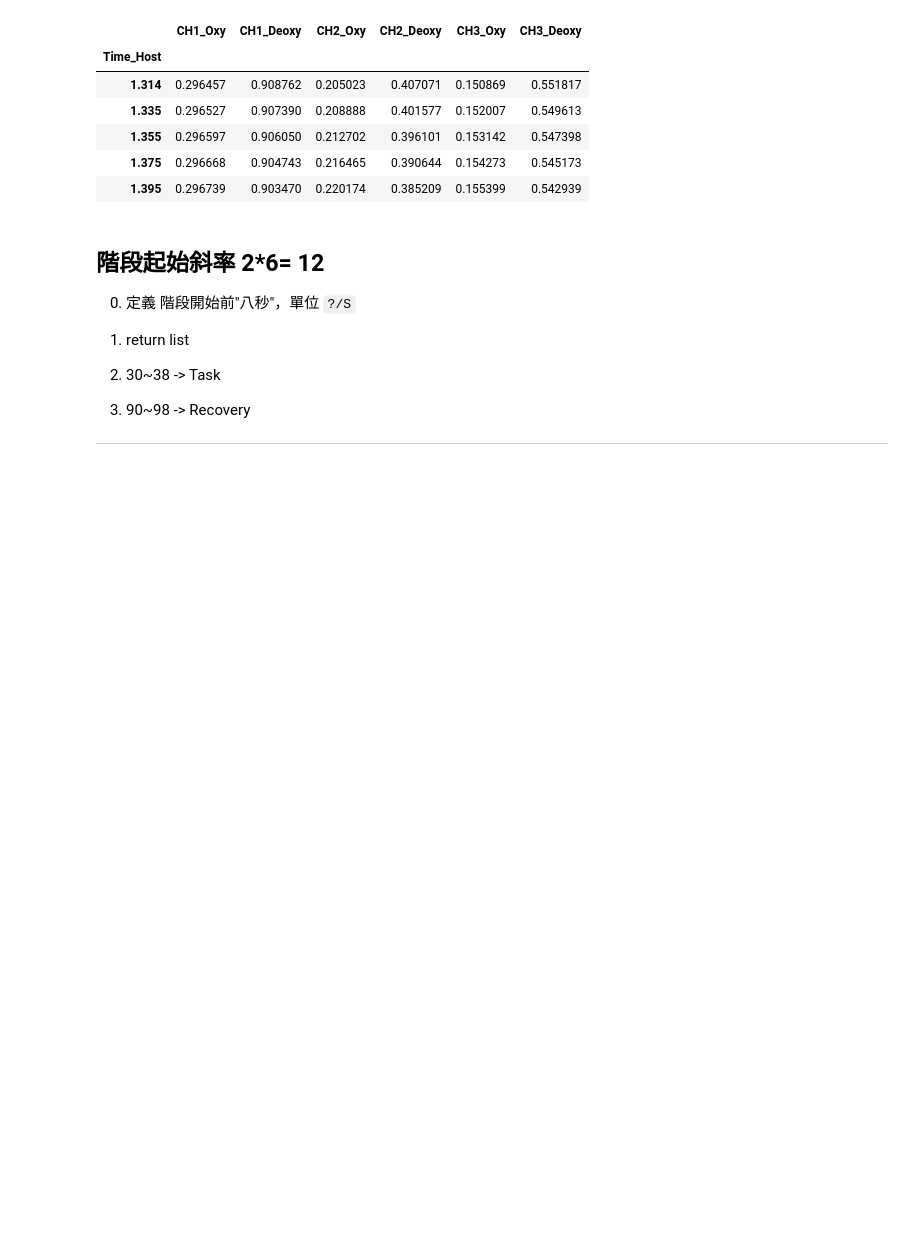
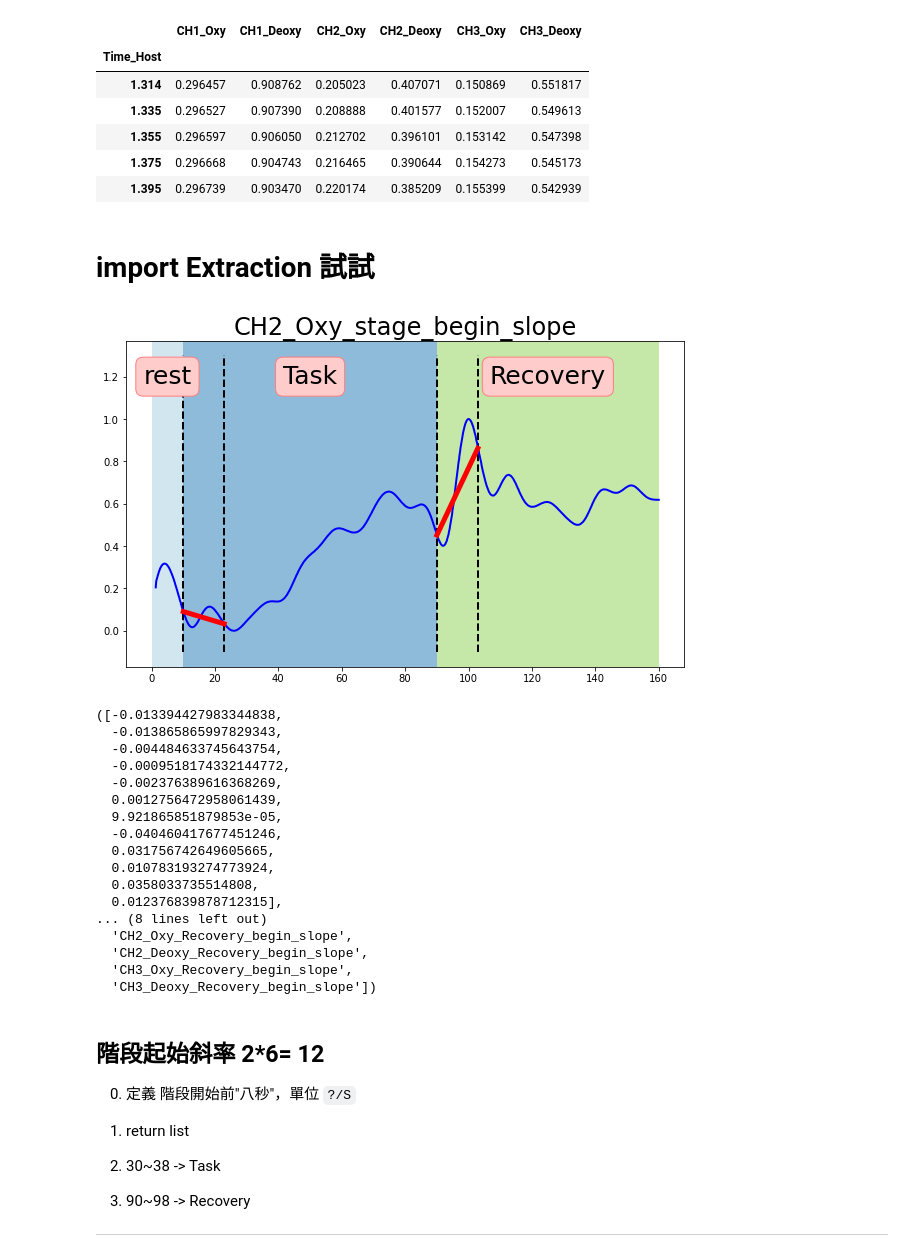
Before and after one commit to JulianLee310514065/Complete-Project, a Jupyter notebook: fNIRS signal analysis/Extraction.ipynb, the cells around one changed output. Drawn from its saved outputs; the diff is of its cells as text; code cells hidden in the pictures; blank space fills up the shorter version.

```diff
--- a/fNIRS signal analysis/Extraction.ipynb
+++ b/fNIRS signal analysis/Extraction.ipynb
@@ -187,6 +187,31 @@ exam_df.head()
 | 1.355 | 0.296597 | 0.906050 | 0.212702 | 0.396101 | 0.153142 | 0.547398 |
 | 1.375 | 0.296668 | 0.904743 | 0.216465 | 0.390644 | 0.154273 | 0.545173 |
 | 1.395 | 0.296739 | 0.903470 | 0.220174 | 0.385209 | 0.155399 | 0.542939 |
+# %% [markdown]
+# import Extraction 試試
+# %%
+from feature_extraction1 import *
+
+stage_begin_slope(exam_df, plot= True, use_col= 2, stage2_start = 10, stage3_start = 90, slope_period = 13, stage_end = 160)
+# %% [output]
+[figure, added]
+([-0.013394427983344838,
+  -0.013865865997829343,
+  -0.004484633745643754,
+  -0.0009518174332144772,
+  -0.002376389616368269,
+  0.0012756472958061439,
+  9.921865851879853e-05,
+  -0.040460417677451246,
+  0.031756742649605665,
+  0.010783193274773924,
+  0.0358033735514808,
+  0.012376839878712315],
+... (8 lines left out)
+  'CH2_Oxy_Recovery_begin_slope',
+  'CH2_Deoxy_Recovery_begin_slope',
+  'CH3_Oxy_Recovery_begin_slope',
+  'CH3_Deoxy_Recovery_begin_slope'])
 # %% [markdown]
 ##  階段起始斜率 2*6= 12
 
```
Also changed, not shown: parts of 1 cell of this notebook, 38 other files.
